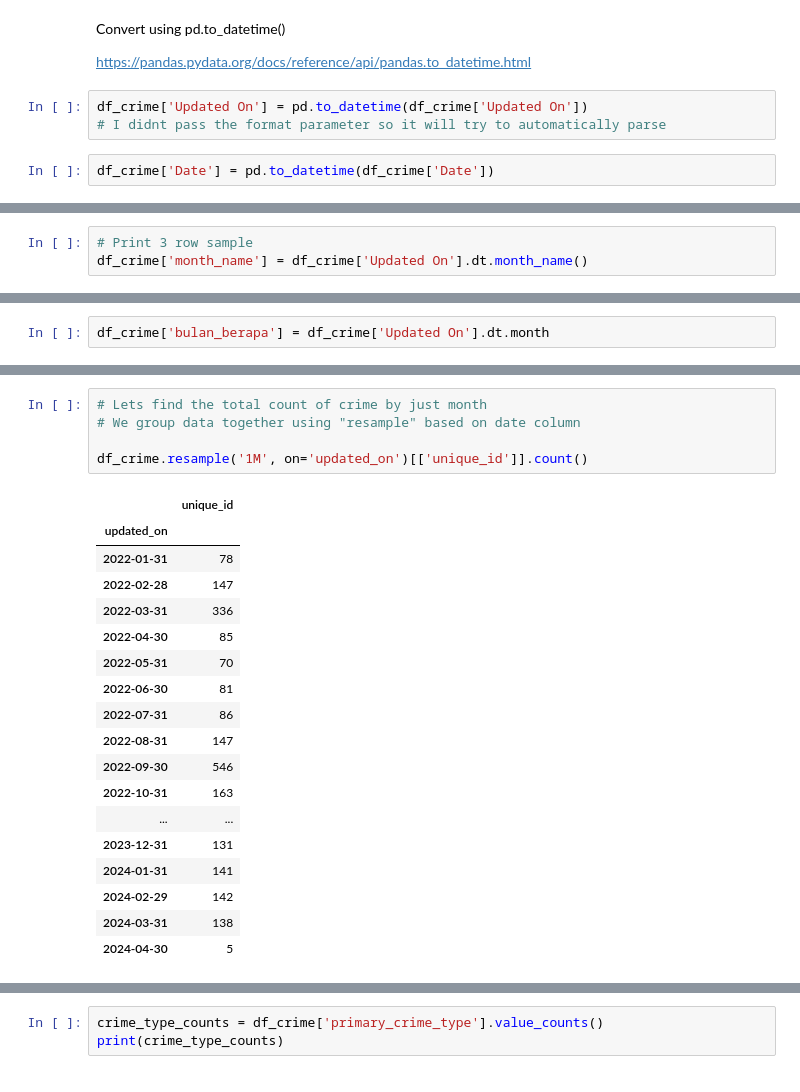
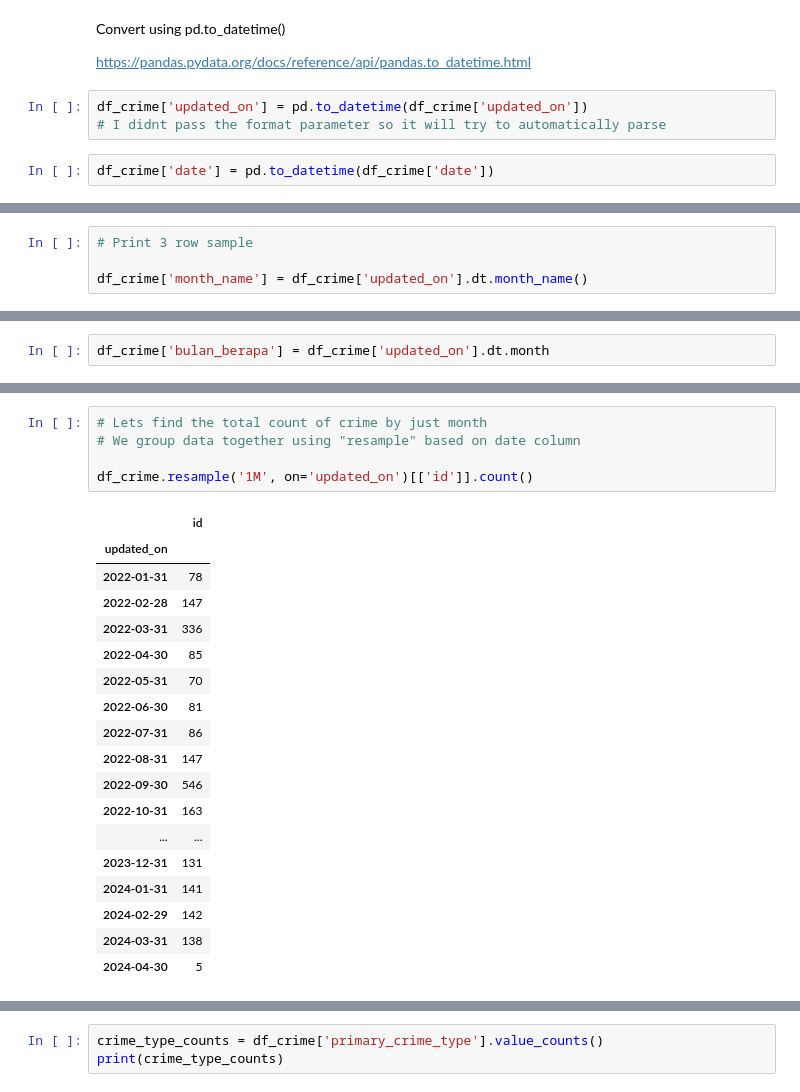
Before and after one commit to ksa-de101-0824/python-pandas, a Jupyter notebook: Demo/1 import data and manipulation.ipynb, the cells around one changed output, grey strips where cells are left out. Drawn from its saved outputs; the diff is of its cells as text.

Commit message:
Revert Demo/1 import date and manipulation.ipynb

```diff
--- a/Demo/1 import data and manipulation.ipynb
+++ b/Demo/1 import data and manipulation.ipynb
@@ -784,10 +746,10 @@ Convert using pd.to_datetime()
 
 https://pandas.pydata.org/docs/reference/api/pandas.to_datetime.html
 # %%
-df_crime['Updated On'] = pd.to_datetime(df_crime['Updated On'])
+df_crime['updated_on'] = pd.to_datetime(df_crime['updated_on'])
 # I didnt pass the format parameter so it will try to automatically parse
 # %%
-df_crime['Date'] = pd.to_datetime(df_crime['Date'])
+df_crime['date'] = pd.to_datetime(df_crime['date'])
 # %%
 df_crime.dtypes
 # %% [output]
@@ -810,7 +772,8 @@ Location                        object
 dtype: object
 # %%
 # Print 3 row sample
-df_crime['month_name'] = df_crime['Updated On'].dt.month_name()
+
+df_crime['month_name'] = df_crime['updated_on'].dt.month_name()
 # %%
 df_crime.sample(10)
 # %% [output]
@@ -828,5 +791,5 @@ df_crime.sample(10)
 # %%
-df_crime['bulan_berapa'] = df_crime['Updated On'].dt.month
+df_crime['bulan_berapa'] = df_crime['updated_on'].dt.month
 # %%
 df_crime.head(3)
 # %% [output]
@@ -857,10 +820,10 @@ Index(['unique_id', 'case_number', 'date', 'block', 'iucr',
 # %%
 # Lets find the total count of crime by just month
 # We group data together using "resample" based on date column
 
-df_crime.resample('1M', on='updated_on')[['unique_id']].count()
+df_crime.resample('1M', on='updated_on')[['id']].count()
 # %% [output]
-|  | unique_id |
+|  | id |
 | updated_on |  |
 | 2022-01-31 | 78 |
 | 2022-02-28 | 147 |
```
Also changed, not shown: parts of 29 cells of this notebook.
